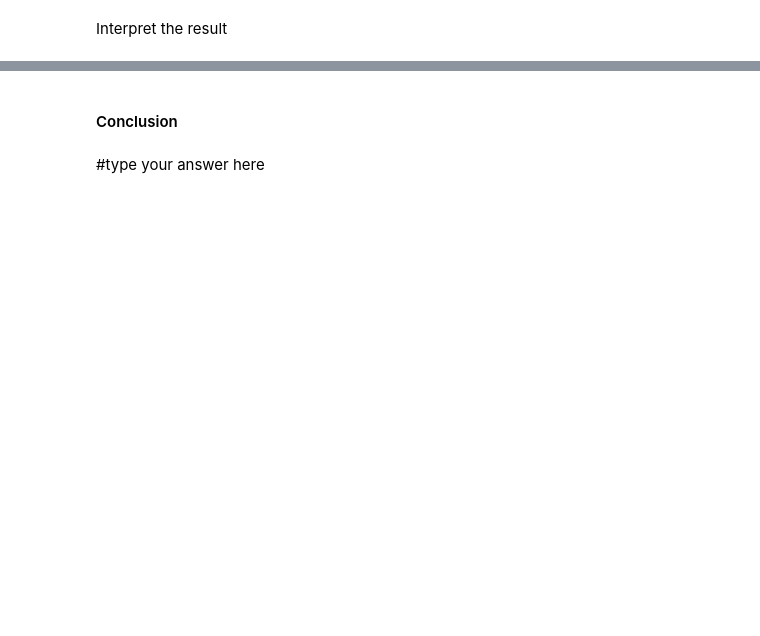
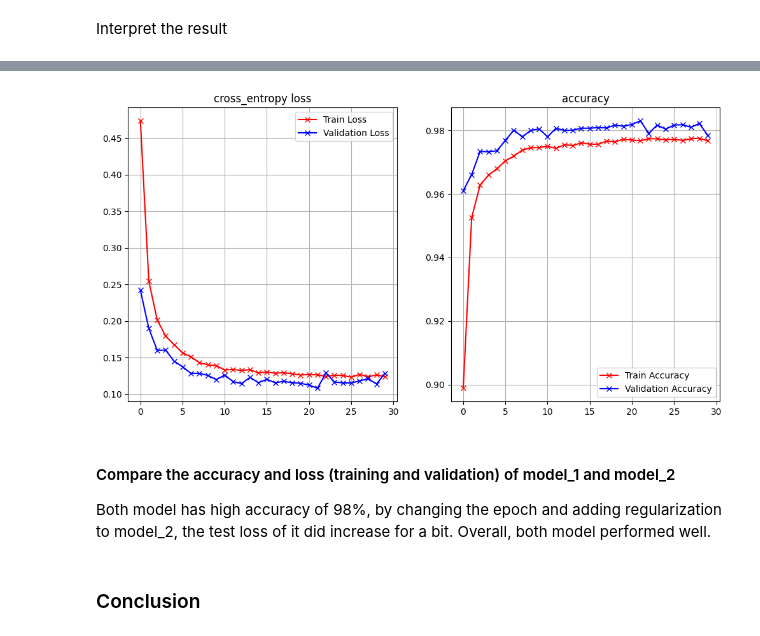
Before and after one commit to codeyson/CPE-313, a Jupyter notebook: Hands_on_Activity_2_3_Regularization(1).ipynb, the cells around one changed output, grey strips where cells are left out. Saved outputs shown, nothing was run; the diff lists cells and outputs as text; code cells hidden in the pictures; blank space fills up the shorter version.

```diff
--- a/Hands_on_Activity_2_3_Regularization(1).ipynb
+++ b/Hands_on_Activity_2_3_Regularization(1).ipynb
@@ -289,0 +310,11 @@ Epoch 19/20
+# %%
+#type your code here
+from keras import regularizers
+
+model_2 = Sequential()
+model_2.add(Dense(400, activation='relu', input_shape=(784,), kernel_regularizer=regularizers.L1L2(l1=1e-5, l2=1e-4)))
+model_2.add(Dropout(0.4))
+model_2.add(Dense(300, activation='relu', bias_regularizer=regularizers.L2(1e-4)))
+model_2.add(Dropout(0.4))
+model_2.add(Dense(10, activation='softmax'))
+model_2.summary()
@@ -289,0 +339,13 @@ Epoch 19/20
+# %%
+learning_rate = .001
+model_2.compile(loss='categorical_crossentropy', # if sigmoid then use binary_crossentropy
+              optimizer=RMSprop(learning_rate),
+              metrics=['accuracy'])
+batch_size = 128  # mini-batch with 128 examples
+epochs = 30
+history_2 = model_2.fit(
+    x_train, y_train,
+    batch_size=batch_size,
+    epochs=epochs,
+    verbose=1,
+    validation_data=(x_test, y_test))
@@ -290,4 +377,10 @@ Epoch 19/20
+# %%
+plot_loss_accuracy(history_2)
+# %% [output]
+[figure, added]
+# %% [markdown]
+#### Compare the accuracy and loss (training and validation) of model_1 and model_2
+
+Both model has high accuracy of 98%, by changing the epoch and adding regularization to model_2, the test loss of it did increase for a bit. Overall, both model performed well.
 # %% [markdown]
-#### Conclusion
+### Conclusion
-# %% [markdown]
-#type your answer here
```
Also changed, not shown: parts of 30 cells of this notebook.
